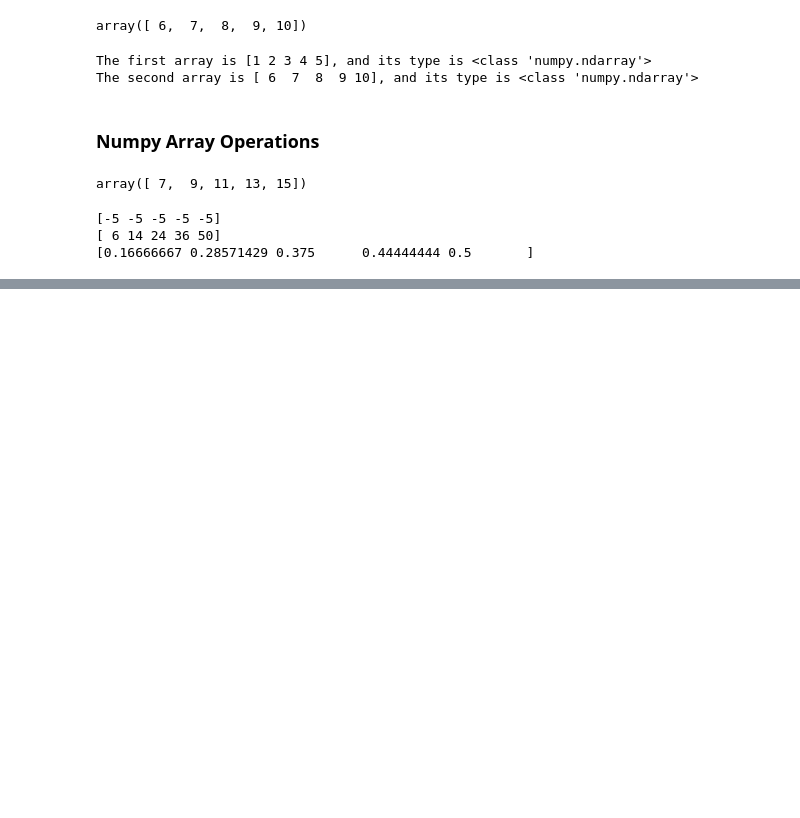
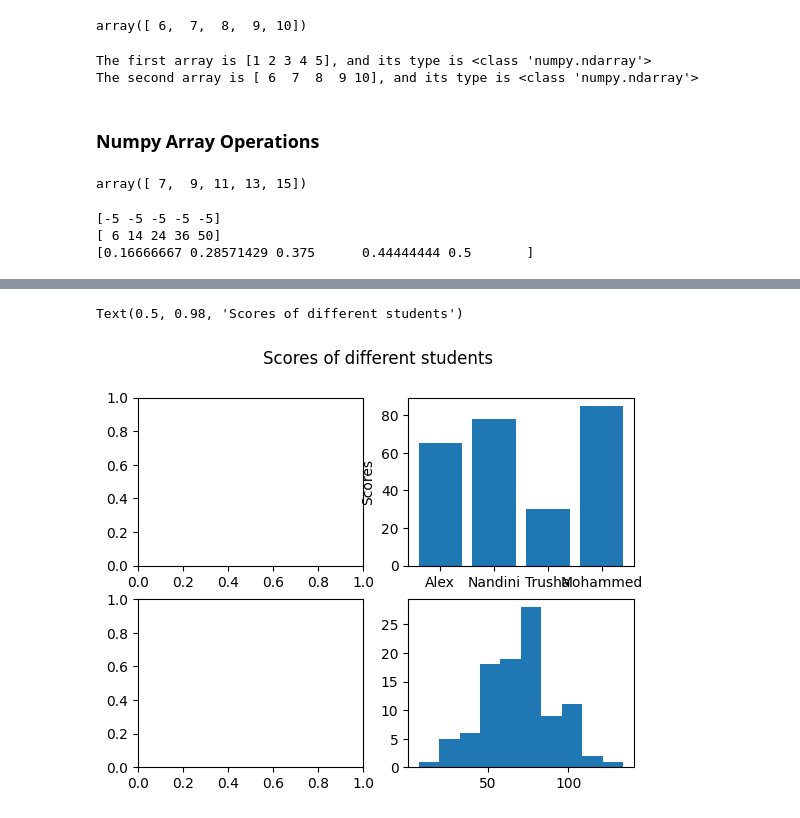
Before and after one commit to vishnuiyer23ug-stack/computational-statistics-course-4, a Jupyter notebook: Class_02_Basics_of_Python.ipynb, the cells around one changed output, grey strips where cells are left out. Cells and saved outputs as stored; diff of their text form; code cells hidden in the pictures; blank space fills up the shorter version.

```diff
--- a/Class_02_Basics_of_Python.ipynb
+++ b/Class_02_Basics_of_Python.ipynb
@@ -286,0 +426,9 @@ print(div_arr)
+# %%
+fig, panel = plt.subplots(2,2) # fig is the name of the entire figure and panel is the name of each subplot
+panel[0,1].bar(score_dictionary.keys(),score_dictionary.values())
+panel[1,1].hist(normal_dist)
+panel[0,1].set_ylabel("Scores") # Now we can set x and y labels for each subplot
+fig.suptitle("Scores of different students")
+# %% [output]
+Text(0.5, 0.98, 'Scores of different students')
+[figure, added]
```
Also changed, not shown: parts of 18 cells of this notebook.
